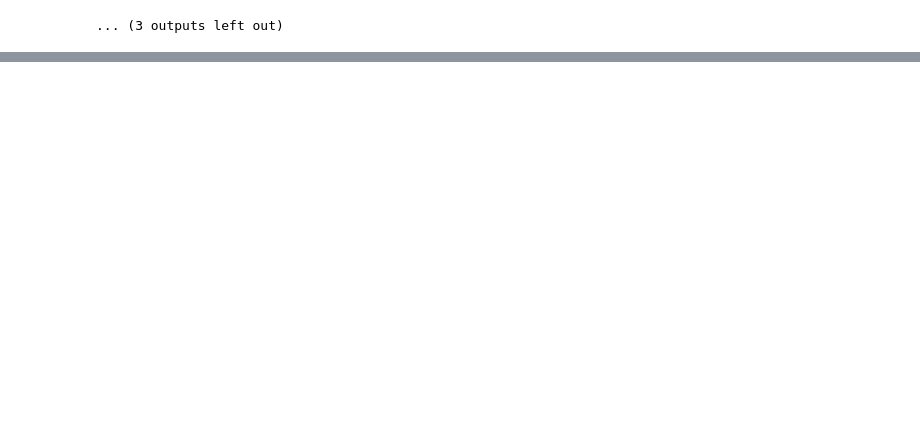
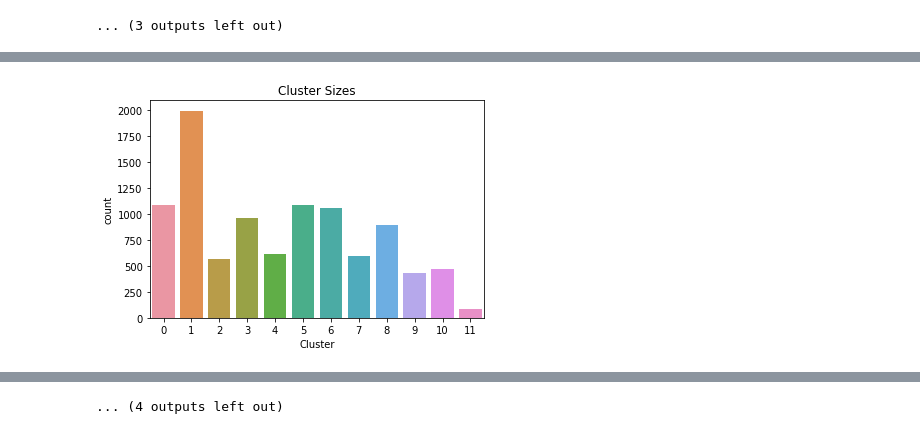
Before and after one commit to jhl126/For-Fun-LoL-Data, a Jupyter notebook: LoL Blue Wins Clustering.ipynb, the cells around one changed output, grey strips where cells are left out. Cells and saved outputs as stored; diff of their text form; code cells hidden in the pictures; blank space fills up the shorter version.

Commit message:
Added plots to visualize clusters

```diff
--- a/LoL Blue Wins Clustering.ipynb
+++ b/LoL Blue Wins Clustering.ipynb
@@ -1241,0 +1263,5 @@ plt.show()
+# %%
+umap_results = umap.UMAP(n_components=2, n_neighbors=20)
+X_umap = umap_results.fit_transform(X_std)
+db = DBSCAN(eps=2)
+clusters = db.fit_predict(X_umap)
@@ -1241,0 +1283,3 @@ plt.show()
+# %%
+# adding the cluster labels to the original dataframe
+blue_lol["Cluster"] = db.labels_
@@ -1241,0 +1322,8 @@ plt.show()
+# %%
+# Create bar chart for cluster sizes
+# It seems like most of the clusters are around the same size with clusters 1 and 11 being exceptions.
+sns.countplot(blue_lol["Cluster"])
+plt.title("Cluster Sizes")
+plt.show()
+# %% [output]
+[figure, added]
@@ -1241,0 +1341 @@ plt.show()
+... (4 outputs left out)
```
Also changed, not shown: parts of 16 cells of this notebook.
